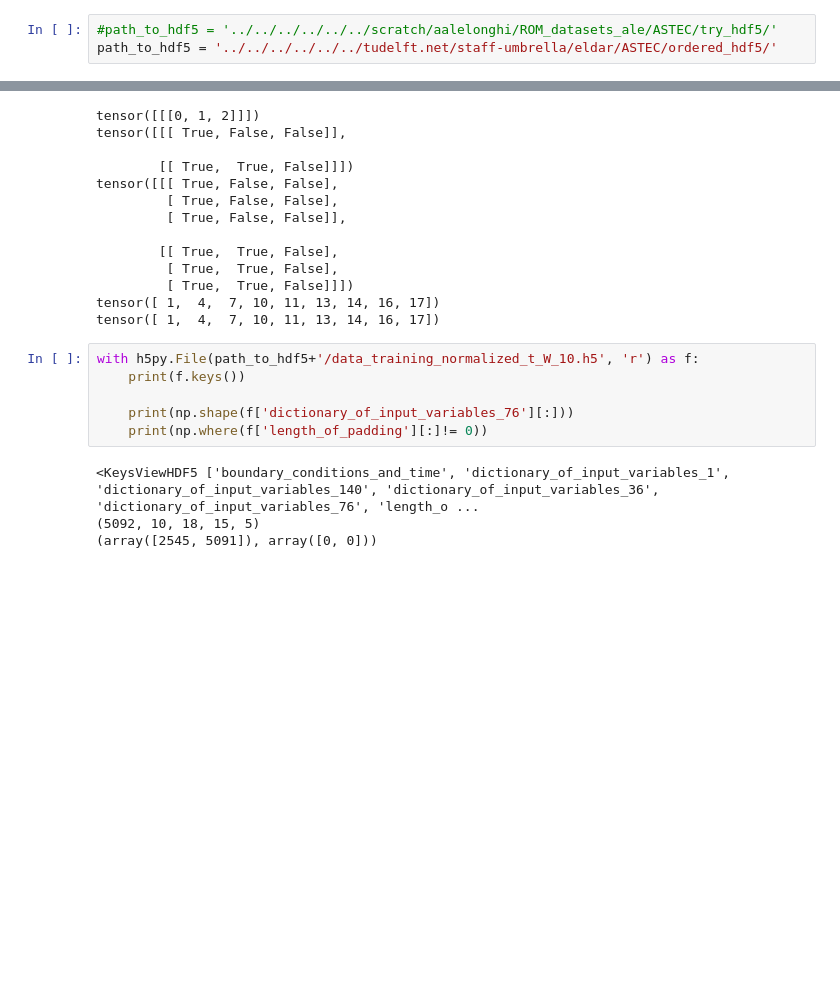
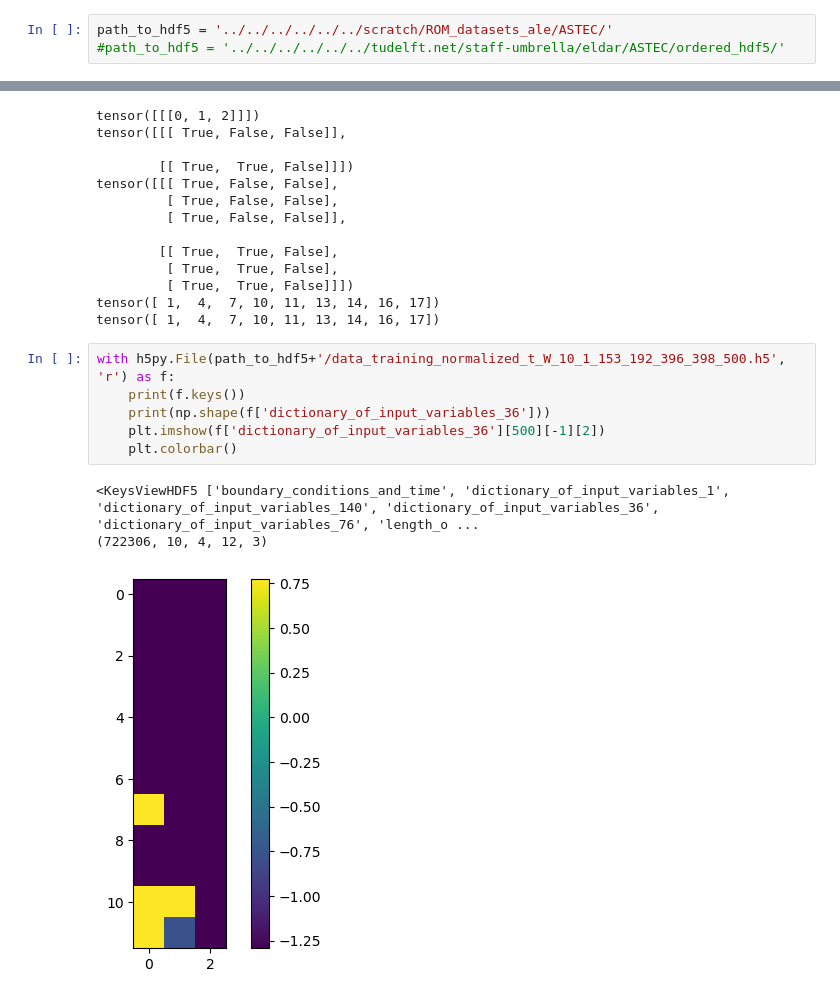
Before and after one commit to Aleartulon/ASTEC_surrogate_model, a Jupyter notebook: src/dataset_generation/download_and_explore/explore_data.ipynb, the cells around one changed output, grey strips where cells are left out. Cells and saved outputs as stored; diff of their text form; blank space fills up the shorter version.

```diff
--- a/src/dataset_generation/download_and_explore/explore_data.ipynb
+++ b/src/dataset_generation/download_and_explore/explore_data.ipynb
@@ -5,8 +5,8 @@ import h5py
 import json
 import pickle
 # %%
-#path_to_hdf5 = '../../../../../../scratch/aalelonghi/ROM_datasets_ale/ASTEC/try_hdf5/'
-path_to_hdf5 = '../../../../../../tudelft.net/staff-umbrella/eldar/ASTEC/ordered_hdf5/'
+path_to_hdf5 = '../../../../../../scratch/ROM_datasets_ale/ASTEC/'
+#path_to_hdf5 = '../../../../../../tudelft.net/staff-umbrella/eldar/ASTEC/ordered_hdf5/'
 # %%
 with h5py.File(path_to_hdf5+'/data_training.h5', 'r') as f:
     keys = list(f.keys())
@@ -261,12 +256,12 @@ tensor([[[ True, False, False],
 tensor([ 1,  4,  7, 10, 11, 13, 14, 16, 17])
 tensor([ 1,  4,  7, 10, 11, 13, 14, 16, 17])
 # %%
-with h5py.File(path_to_hdf5+'/data_training_normalized_t_W_10.h5', 'r') as f:
+with h5py.File(path_to_hdf5+'/data_training_normalized_t_W_10_1_153_192_396_398_500.h5', 'r') as f:
     print(f.keys())
-
-    print(np.shape(f['dictionary_of_input_variables_76'][:]))
-    print(np.where(f['length_of_padding'][:]!= 0))
+    print(np.shape(f['dictionary_of_input_variables_36']))
+    plt.imshow(f['dictionary_of_input_variables_36'][500][-1][2])
+    plt.colorbar()
 # %% [output]
 <KeysViewHDF5 ['boundary_conditions_and_time', 'dictionary_of_input_variables_1', 'dictionary_of_input_variables_140', 'dictionary_of_input_variables_36', 'dictionary_of_input_variables_76', 'length_o ...
-(5092, 10, 18, 15, 5)
-(array([2545, 5091]), array([0, 0]))
+(722306, 10, 4, 12, 3)
+[figure, added]
```
Also changed, not shown: parts of 1 cell of this notebook, 6 other files.
